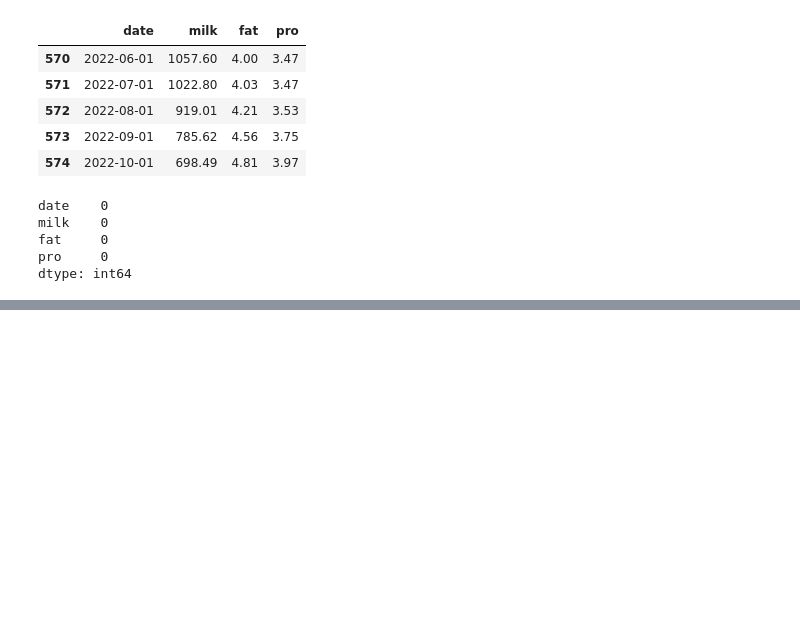
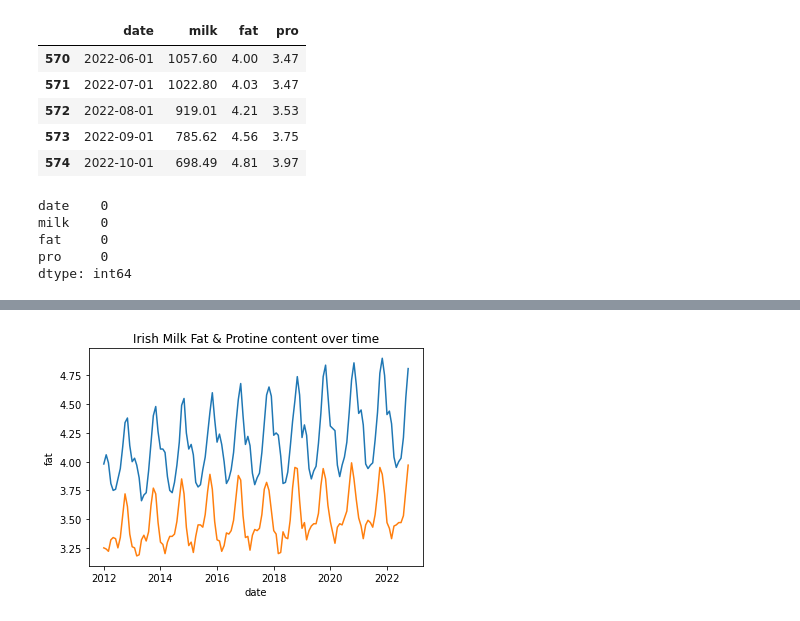
Before and after one commit to sba22169/MSC_DA_CA2, a Jupyter notebook: AD_MSC_CA2.ipynb, the cells around one changed output, grey strips where cells are left out. Drawn from its saved outputs; the diff is of its cells as text; code cells hidden in the pictures; blank space fills up the shorter version.

```diff
--- a/AD_MSC_CA2.ipynb
+++ b/AD_MSC_CA2.ipynb
@@ -127,0 +133,6 @@ plt.show()
+# %%
+sns.lineplot(data=ddfd, x= 'date', y='fat').set(title = 'Irish Milk Fat & Protine content over time')
+sns.lineplot(data=ddfd, x= 'date', y='pro')
+plt.show()
+# %% [output]
+[figure, added]
```
Also changed, not shown: parts of 17 cells of this notebook, 7 other files.
